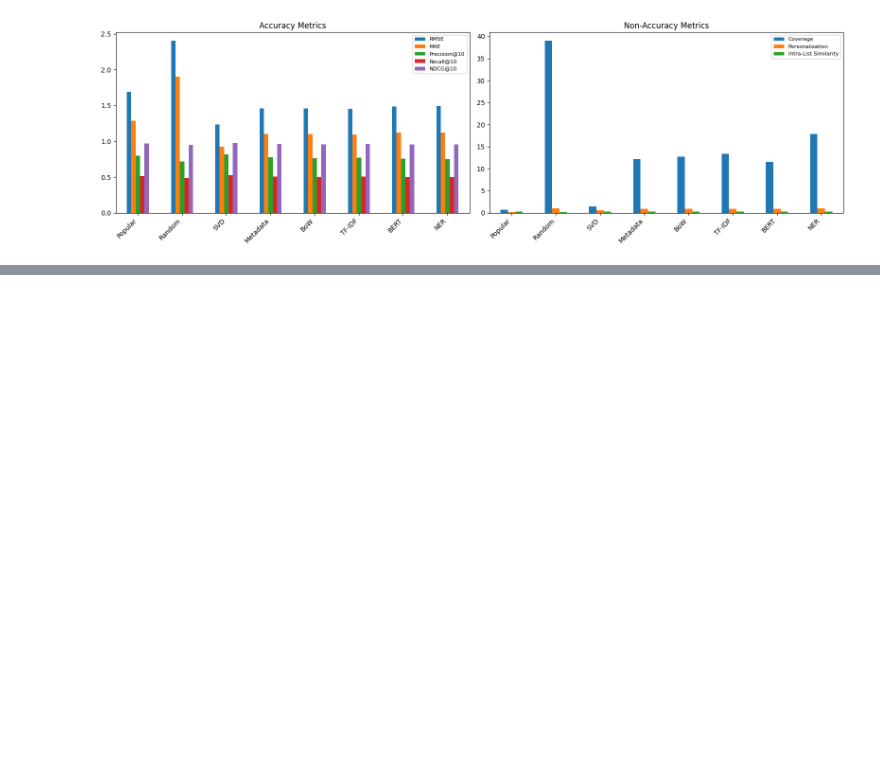
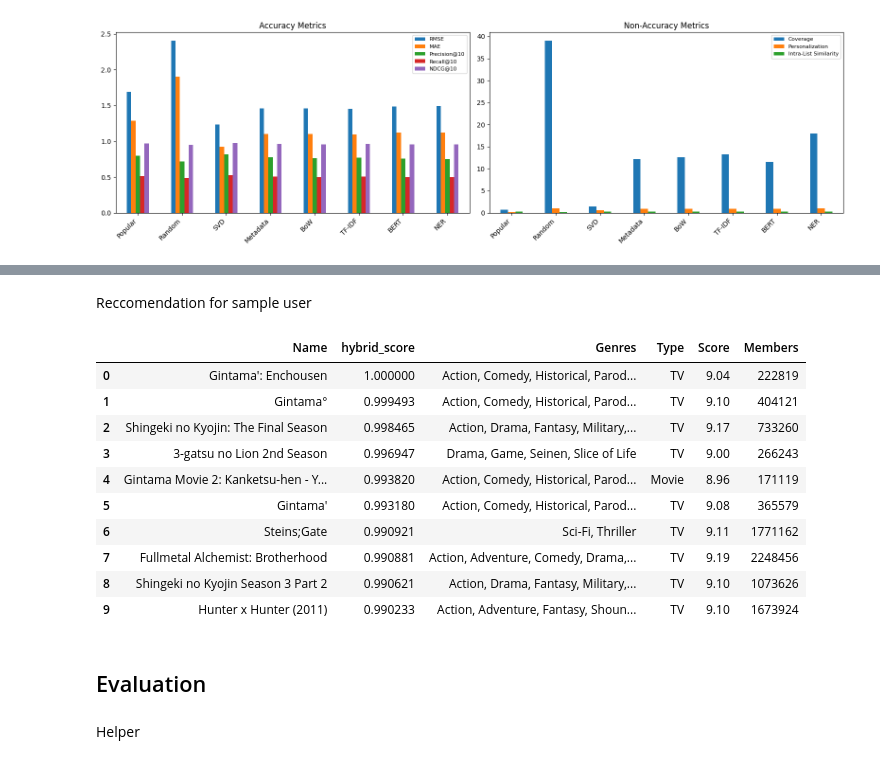
Before and after one commit to rubendjg/Anime-Recommendation-System, a Jupyter notebook: modeling/modeling.ipynb, the cells around one changed output, grey strips where cells are left out. Cells and saved outputs as stored; diff of their text form; code cells hidden in the pictures; blank space fills up the shorter version.

Commit message:
Added hybrid model

```diff
--- a/modeling/modeling.ipynb
+++ b/modeling/modeling.ipynb
@@ -1470,0 +1500,9 @@ plt.show()
+# %%
+def minmax_dict(score_dict):
+    vals = np.array(list(score_dict.values()), dtype=float)
+    if len(vals) == 0:
+        return {}
+    lo, hi = vals.min(), vals.max()
+    if hi == lo:
+        return {k: 1.0 for k in score_dict}
+    return {k: (v - lo) / (hi - lo) for k, v in score_dict.items()}
@@ -1470,0 +1531,51 @@ plt.show()
+# %% [markdown]
+Reccomendation for sample user
+# %%
+uid = 75051
+
+already_rated = set(ratings_cf[ratings_cf["user_id"] == uid]["anime_id"])
+all_anime_ids = set(ratings_cf["anime_id"].unique())
+items_to_predict = list(all_anime_ids - already_rated)
+
+hybrid_scores = build_hybrid_scores(
+    uid=uid,
+    unseen_items=items_to_predict,
+    algo_svd=algo,          # your trained SVD model
+    algo_tfidf=tfidf,       # your trained TFIDFRecommender
+    algo_meta=meta,         # your trained MetadataRecommender
+    popular_model=popular,  # your trained PopularRecommender
+    w_svd=0.50,
+    w_tfidf=0.25,
+    w_meta=0.15,
+    w_pop=0.10
+)
+
+top_10_hybrid = pd.DataFrame(
+    sorted(hybrid_scores.items(), key=lambda x: x[1], reverse=True)[:10],
+    columns=["anime_id", "hybrid_score"]
+)
+
+top_10_hybrid = top_10_hybrid.merge(
+    anime[["MAL_ID", "Name", "Genres", "Type", "Score", "Members"]],
+    left_on="anime_id",
+    right_on="MAL_ID",
+    how="left"
+)
+
+top_10_hybrid[["Name", "hybrid_score", "Genres", "Type", "Score", "Members"]]
+# %% [output]
+|  | Name | hybrid_score | Genres | Type | Score | Members |
+| 0 | Gintama': Enchousen | 1.000000 | Action, Comedy, Historical, Parod... | TV | 9.04 | 222819 |
+| 1 | Gintama° | 0.999493 | Action, Comedy, Historical, Parod... | TV | 9.10 | 404121 |
+| 2 | Shingeki no Kyojin: The Final Season | 0.998465 | Action, Drama, Fantasy, Military,... | TV | 9.17 | 733260 |
+| 3 | 3-gatsu no Lion 2nd Season | 0.996947 | Drama, Game, Seinen, Slice of Life | TV | 9.00 | 266243 |
+| 4 | Gintama Movie 2: Kanketsu-hen - Y... | 0.993820 | Action, Comedy, Historical, Parod... | Movie | 8.96 | 171119 |
+| 5 | Gintama' | 0.993180 | Action, Comedy, Historical, Parod... | TV | 9.08 | 365579 |
+| 6 | Steins;Gate | 0.990921 | Sci-Fi, Thriller | TV | 9.11 | 1771162 |
+| 7 | Fullmetal Alchemist: Brotherhood | 0.990881 | Action, Adventure, Comedy, Drama,... | TV | 9.19 | 2248456 |
+| 8 | Shingeki no Kyojin Season 3 Part 2 | 0.990621 | Action, Drama, Fantasy, Military,... | TV | 9.10 | 1073626 |
+| 9 | Hunter x Hunter (2011) | 0.990233 | Action, Adventure, Fantasy, Shoun... | TV | 9.10 | 1673924 |
+# %% [markdown]
+## Evaluation
+# %% [markdown]
+Helper
```
Also changed, not shown: parts of 14 cells of this notebook, 2 other files.
